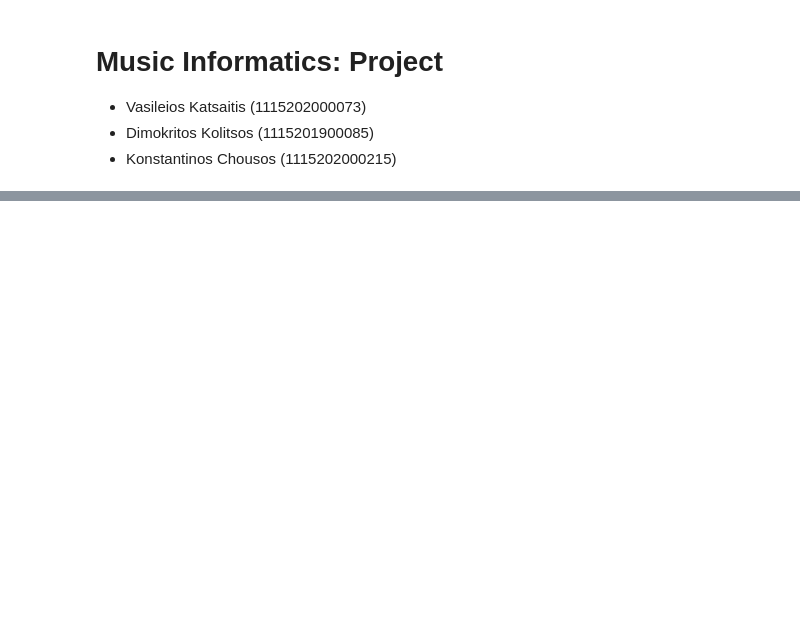
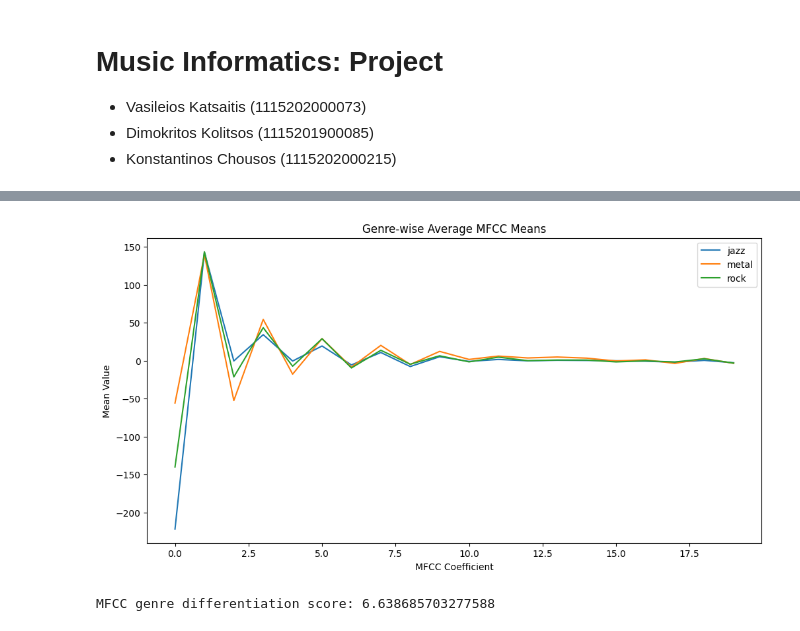
Before and after one commit to Music-Informatics-2024/Final-Project-2024, a Jupyter notebook: notebook_C.ipynb, the cells around one changed output, grey strips where cells are left out. Cells and saved outputs as stored; diff of their text form; code cells hidden in the pictures; blank space fills up the shorter version.

```diff
--- a/notebook_C.ipynb
+++ b/notebook_C.ipynb
@@ -171,0 +199,21 @@ plot_timbre_descriptors(df['timbre_descriptors'].iloc[20], sample_rate, title=df
+# %%
+# Now check the genre-wise differentiation score for MFCCs
+mfcc_means = np.array(mfcc_df_20['mfcc_mean'].tolist())
+genre_mfcc_means = pd.DataFrame(mfcc_means, index=mfcc_df_20['genre']).groupby(level=0).mean()
+
+# Visualize genre-wise MFCC means
+plt.figure(figsize=(12, 6))
+for genre in genre_mfcc_means.index:
+    plt.plot(genre_mfcc_means.loc[genre], label=genre)
+plt.title('Genre-wise Average MFCC Means')
+plt.xlabel('MFCC Coefficient')
+plt.ylabel('Mean Value')
+plt.legend()
+plt.show()
+
+# Calculate and print genre differentiation score for MFCCs
+mfcc_diff_score = np.mean(np.std(genre_mfcc_means.values, axis=0))
+print(f"MFCC genre differentiation score: {mfcc_diff_score}")
+# %% [output]
+[figure, added]
+MFCC genre differentiation score: 6.638685703277588
```
Also changed, not shown: parts of 10 cells of this notebook, 27 other files.
